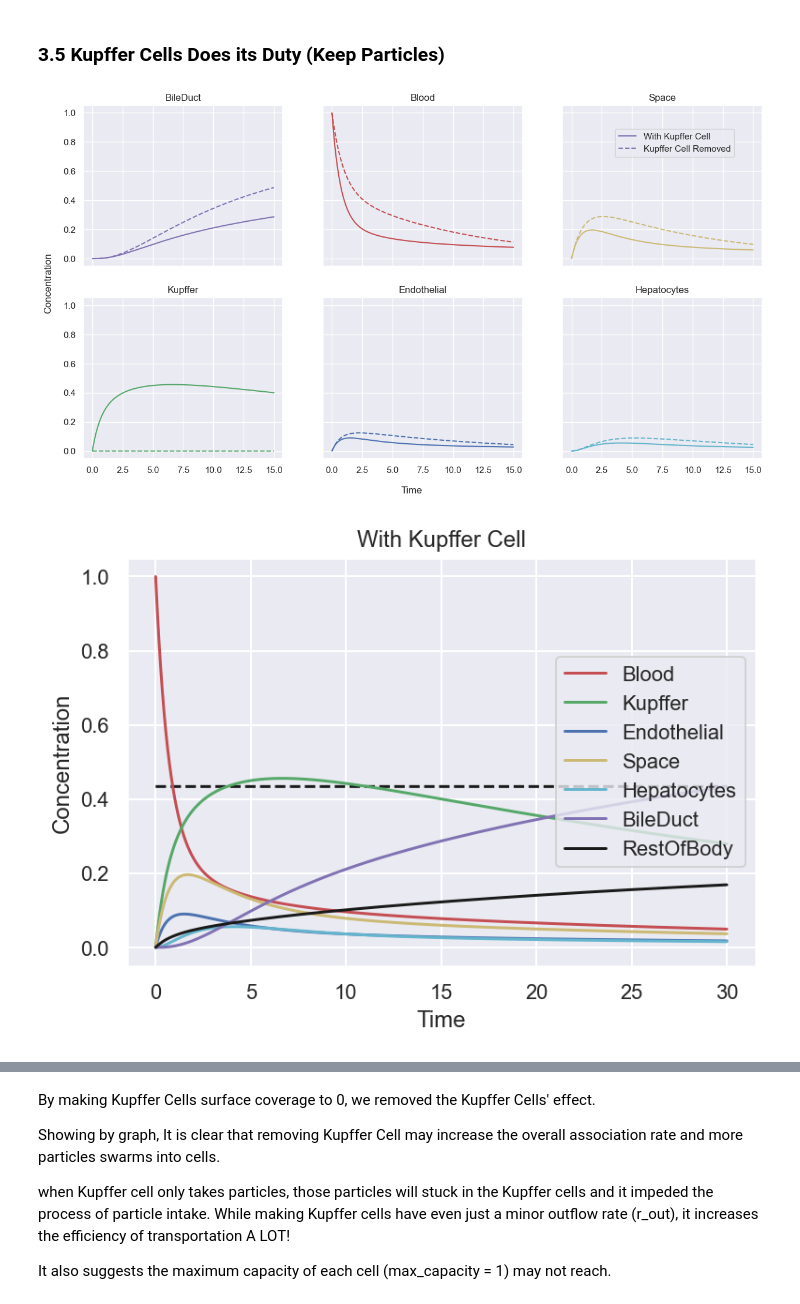
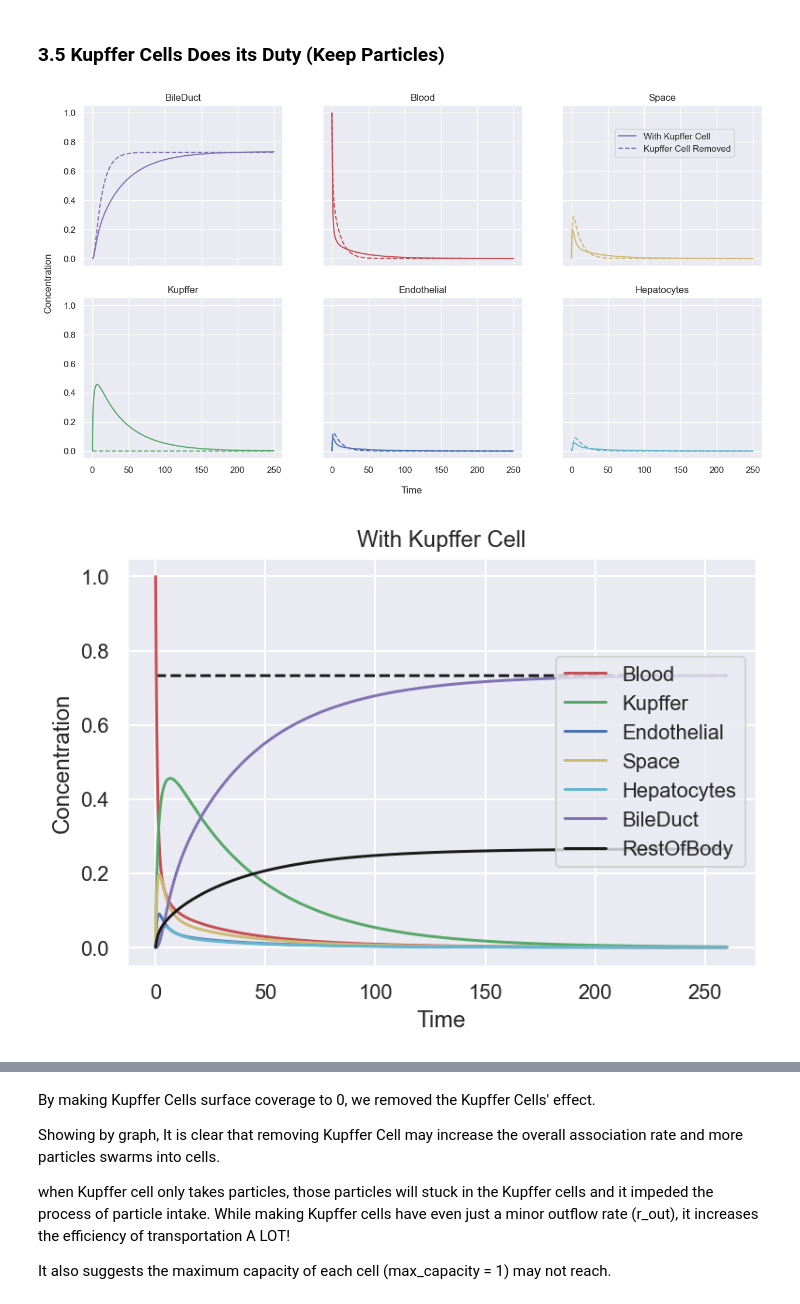
Before and after one commit to lich2000117/NanoParticles-Modelling, a Jupyter notebook: Code/Final_Model.ipynb, the cells around one changed output, grey strips where cells are left out. Drawn from its saved outputs; the diff is of its cells as text; code cells hidden in the pictures.

```diff
--- a/Code/Final_Model.ipynb
+++ b/Code/Final_Model.ipynb
@@ -758,18 +758,18 @@ cell_data = {
 # %%
 
 ## With Kupffer Cells can only absorb
-ode_KupfferNoOut = Initialize_ODE(particle_data, fluid_data, cell_data)
+ode_KupfferNoOut = Initialize_ODE(particle_data, fluid_data, cell_data, target_Time=260)
 ode_KupfferNoOut.solve()
 
 ## Adjust Rate_out
 cell_data["Kupffer"]["surface_coverage"] = 0
-ode_Kupffer_canOutflow = Initialize_ODE(particle_data, fluid_data, cell_data)
+ode_Kupffer_canOutflow = Initialize_ODE(particle_data, fluid_data, cell_data, target_Time=260)
 ode_Kupffer_canOutflow.solve()
 
 ode_list = [ ode_KupfferNoOut, ode_Kupffer_canOutflow,]
 ode_names = ["With Kupffer Cell", "Kupffer Cell Removed"]
-time_range = [0,15]
+time_range = [0,250]
 compare_ode_models(ode_list, ode_names, time_range)
 # %% [output]
-[figure, old version]
+[figure, new version]
-[figure, old version]
+[figure, new version]
```
Also changed, not shown: parts of 2 cells of this notebook, 3 other files.
